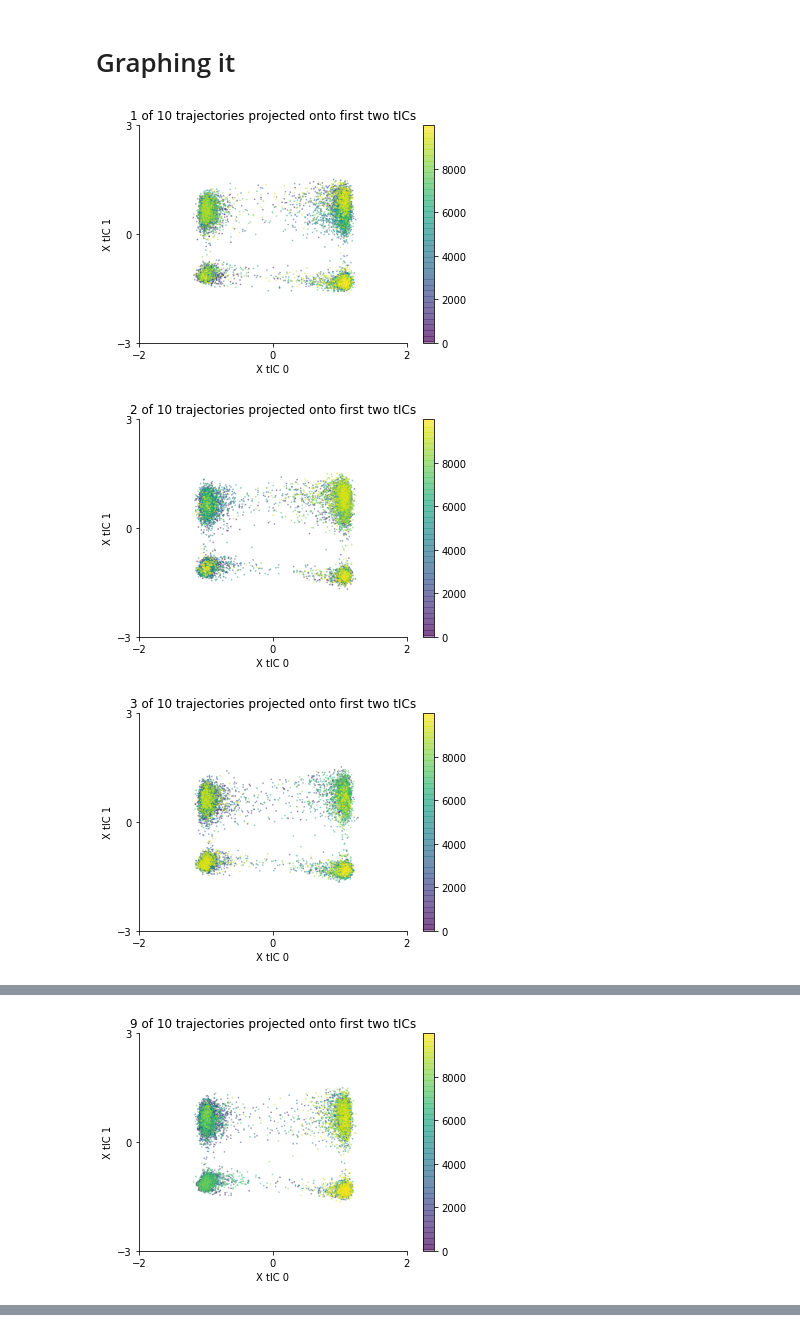
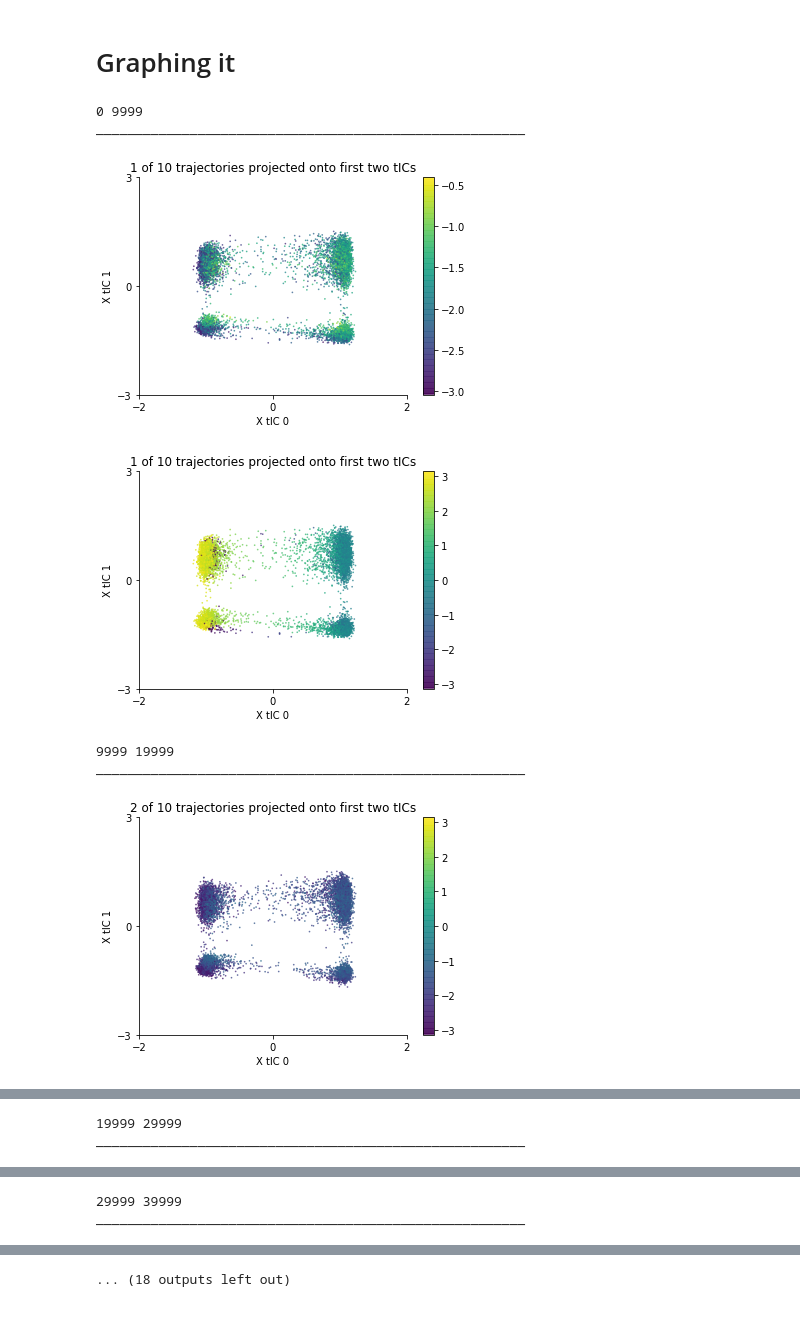
Before and after one commit to choderalab/observable-tica, a Jupyter notebook: noteboooks/code-plotting-trajectories.ipynb, the cells around one changed output, grey strips where cells are left out. Cells and saved outputs as stored; diff of their text form; code cells hidden in the pictures.

Commit message:
Updated the notebooks on plotting trajectories with phi and psi angles as the color map

```diff
--- a/noteboooks/code-plotting-trajectories.ipynb
+++ b/noteboooks/code-plotting-trajectories.ipynb
@@ -19,6 +19,7 @@ X = AtomPairsFeaturizer(pairs).fit_transform(trajs)
 
 from msmbuilder.featurizer import DihedralFeaturizer
 Y = DihedralFeaturizer().fit_transform(trajs)
+Y_di = np.array(DihedralFeaturizer(sincos=False).fit_transform(trajs))
 # %% [output]
 alanine_dipeptide already is cached
 # %% [markdown]
@@ -31,27 +38,40 @@ obj_x = np.array(obj_x)
 # %%
 obj_x = obj_x.T
 starting_idx = 0
 ending_idx = 0
 for i in range(len(X)):
     ending_idx += len(X[i])
 #     print(starting_idx, ending_idx, ending_idx - starting_idx)
     x_coors = obj_x[0][starting_idx:ending_idx]
     y_coors = obj_x[1][starting_idx:ending_idx]
+    di_angles = Y_di[i]
+    print (starting_idx, ending_idx)
+    print ('_______________________________________________________')
+    for j in range(2):
+#         print (len(di_angles.T[j]), len(x_coors))
+        assert len(di_angles.T[j])==len(x_coors), 'not the same number of points for the angles as the plotting traj points:'
 
-    ax = plt.subplot(111)
-    plt.scatter(x_coors, y_coors, s=0.5, alpha=0.45, c=range(len(y_coors)), cmap=cm.viridis)
-    plt.xlabel('X tIC 0')
-    plt.ylabel('X tIC 1')
-    ax.spines['right'].set_visible(False)
-    ax.spines['top'].set_visible(False)
-    plt.xticks([-2,0,2])
-    plt.yticks([-3,0,3])
-    label = str(i+1)+' of '+str(len(x)) +' trajectories projected onto first two tICs'
-    plt.title(label)
-    starting_idx += len(X[i])
-    plt.colorbar()
-    plt.show()
+
+
+        ax = plt.subplot(111)
+        plt.scatter(x_coors, y_coors, s=0.5, alpha=0.7, c=di_angles.T[j], cmap=cm.viridis)
+        plt.xlabel('X tIC 0')
+        plt.ylabel('X tIC 1')
+        ax.spines['right'].set_visible(False)
+        ax.spines['top'].set_visible(False)
+        plt.xticks([-2,0,2])
+        plt.yticks([-3,0,3])
+        label = str(i+1)+' of '+str(len(X)) +' trajectories projected onto first two tICs'
+        plt.title(label)
+
+        plt.colorbar()
+        plt.show()
+    starting_idx = ending_idx
 # %% [output]
+0 9999
+_______________________________________________________
-[figure, old version]
+[figure, new version]
-[figure, old version]
+[figure, new version]
+9999 19999
+_______________________________________________________
-[figure, old version]
+[figure, new version]
@@ -58,0 +79,2 @@ for i in range(len(X)):
+19999 29999
+_______________________________________________________
@@ -60,0 +83,2 @@ for i in range(len(X)):
+29999 39999
+_______________________________________________________
@@ -63 +86,0 @@ for i in range(len(X)):
-[figure, removed]
@@ -64,0 +87 @@ for i in range(len(X)):
+... (18 outputs left out)
```
Also changed, not shown: parts of 2 cells of this notebook, 3 other files.
